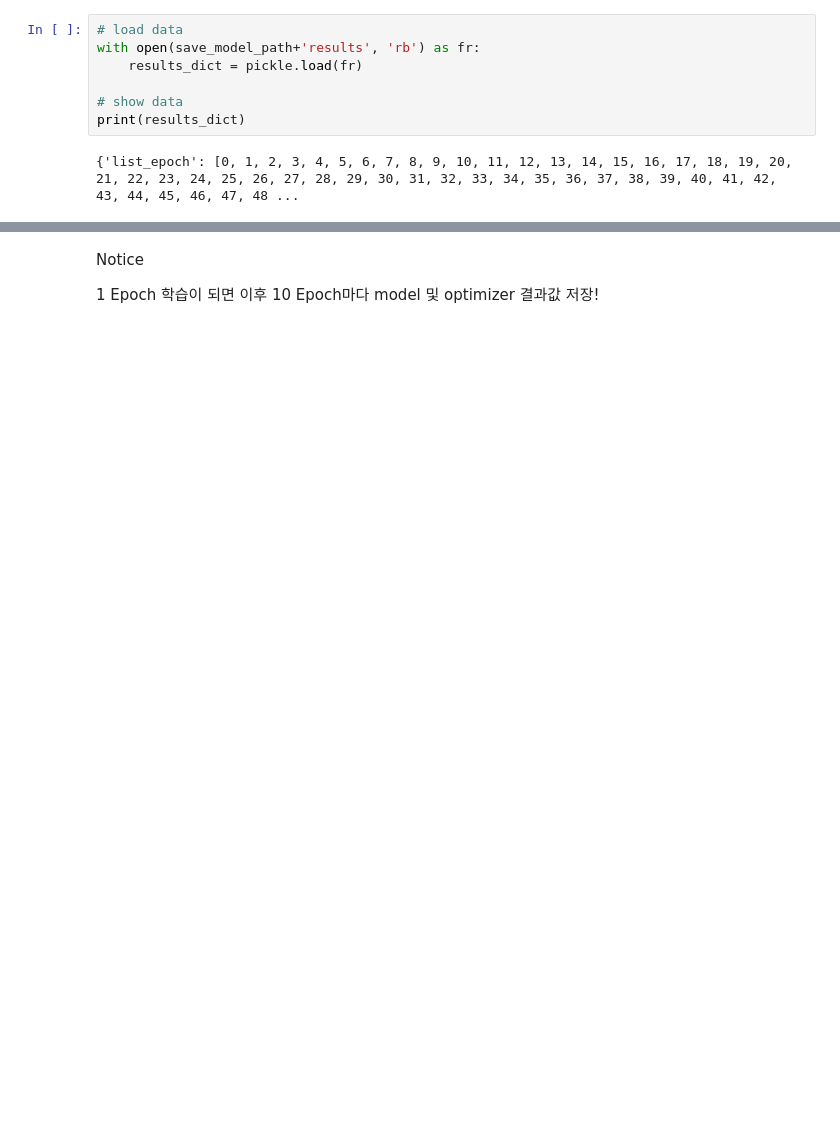
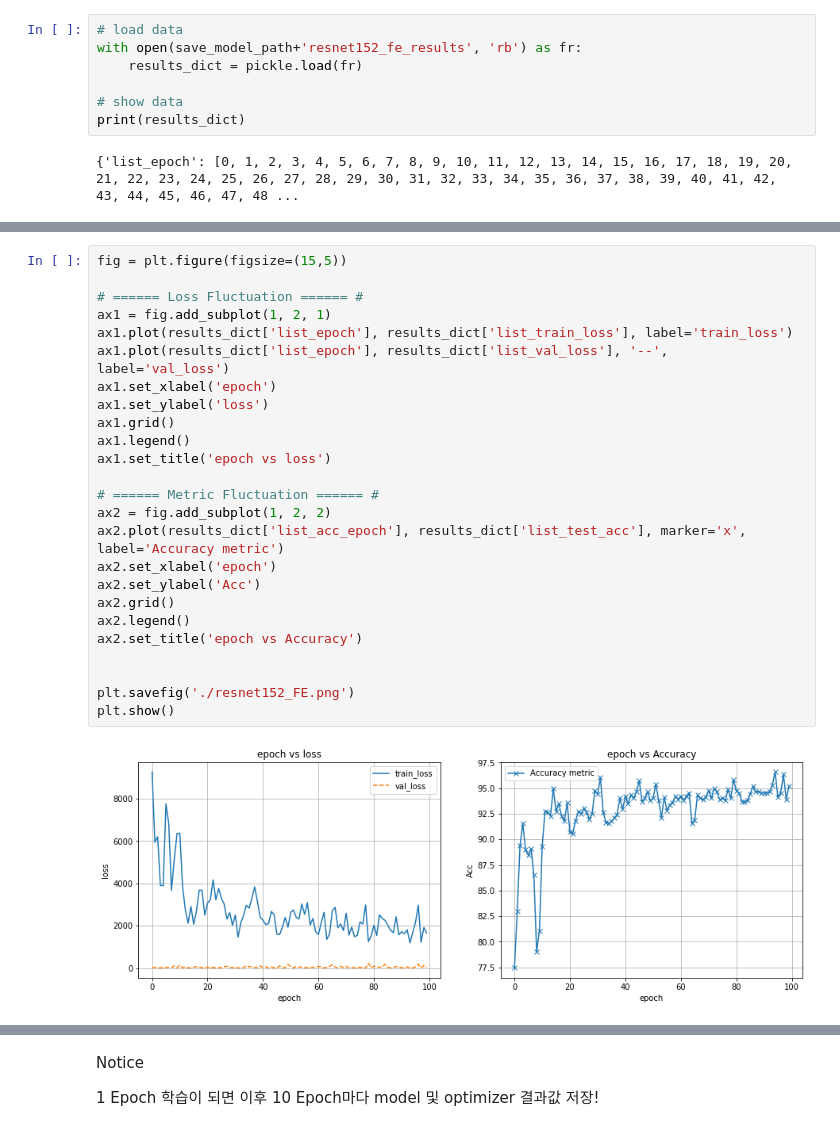
Before and after one commit to Steve-YJ/Colab_Exercise, a Jupyter notebook: [Graduate]_(feature_extraction)_02_ResNet_152_FeatureExtractor.ipynb, the cells around one changed output, grey strips where cells are left out. Saved outputs shown, nothing was run; the diff lists cells and outputs as text; blank space fills up the shorter version.

Commit message:
:bookmark: keep train it!

```diff
--- a/[Graduate]_(feature_extraction)_02_ResNet_152_FeatureExtractor.ipynb
+++ b/[Graduate]_(feature_extraction)_02_ResNet_152_FeatureExtractor.ipynb
@@ -619,7 +603,7 @@ with open(save_model_path+'results', 'wb') as fw:
     pickle.dump(results, fw)
 # %%
 # load data
-with open(save_model_path+'results', 'rb') as fr:
+with open(save_model_path+'resnet152_fe_results', 'rb') as fr:
     results_dict = pickle.load(fr)
 
 # show data
@@ -652,0 +626,27 @@ with open(save_model_path+'hi', 'rb') as fp:
+# %%
+fig = plt.figure(figsize=(15,5))
+
+# ====== Loss Fluctuation ====== #
+ax1 = fig.add_subplot(1, 2, 1)
+ax1.plot(results_dict['list_epoch'], results_dict['list_train_loss'], label='train_loss')
+ax1.plot(results_dict['list_epoch'], results_dict['list_val_loss'], '--', label='val_loss')
+ax1.set_xlabel('epoch')
+ax1.set_ylabel('loss')
+ax1.grid()
+ax1.legend()
+ax1.set_title('epoch vs loss')
+
+# ====== Metric Fluctuation ====== #
+ax2 = fig.add_subplot(1, 2, 2)
+ax2.plot(results_dict['list_acc_epoch'], results_dict['list_test_acc'], marker='x', label='Accuracy metric')
+ax2.set_xlabel('epoch')
+ax2.set_ylabel('Acc')
+ax2.grid()
+ax2.legend()
+ax2.set_title('epoch vs Accuracy')
+
+
+plt.savefig('./resnet152_FE.png')
+plt.show()
+# %% [output]
+[figure, added]
```
Also changed, not shown: parts of 86 cells of this notebook.
